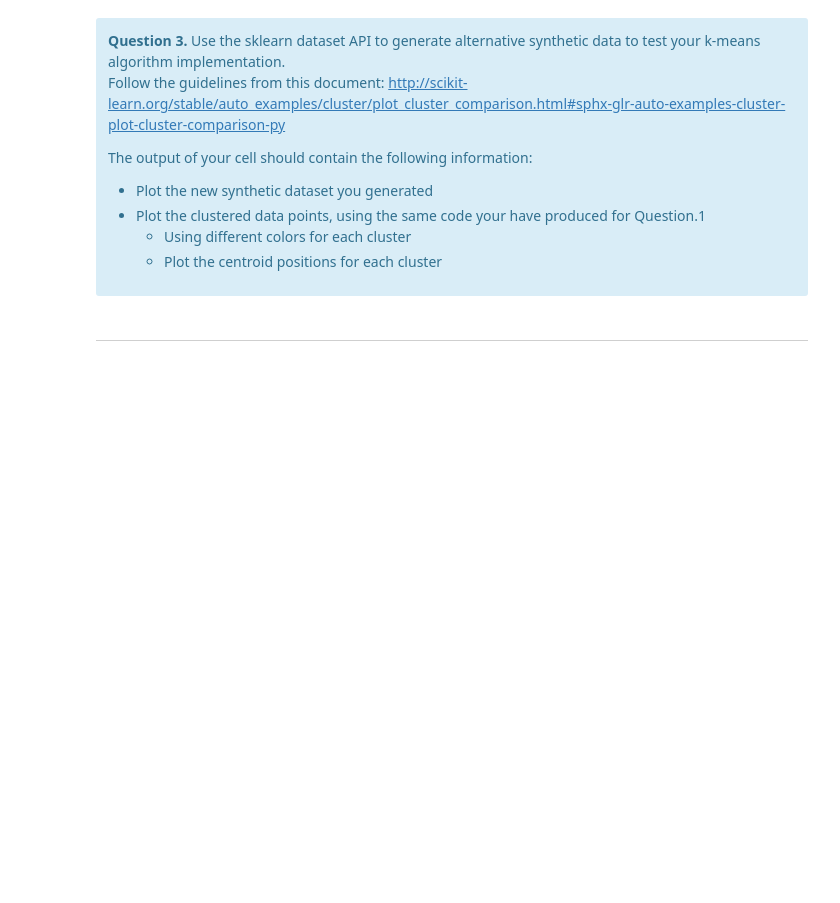
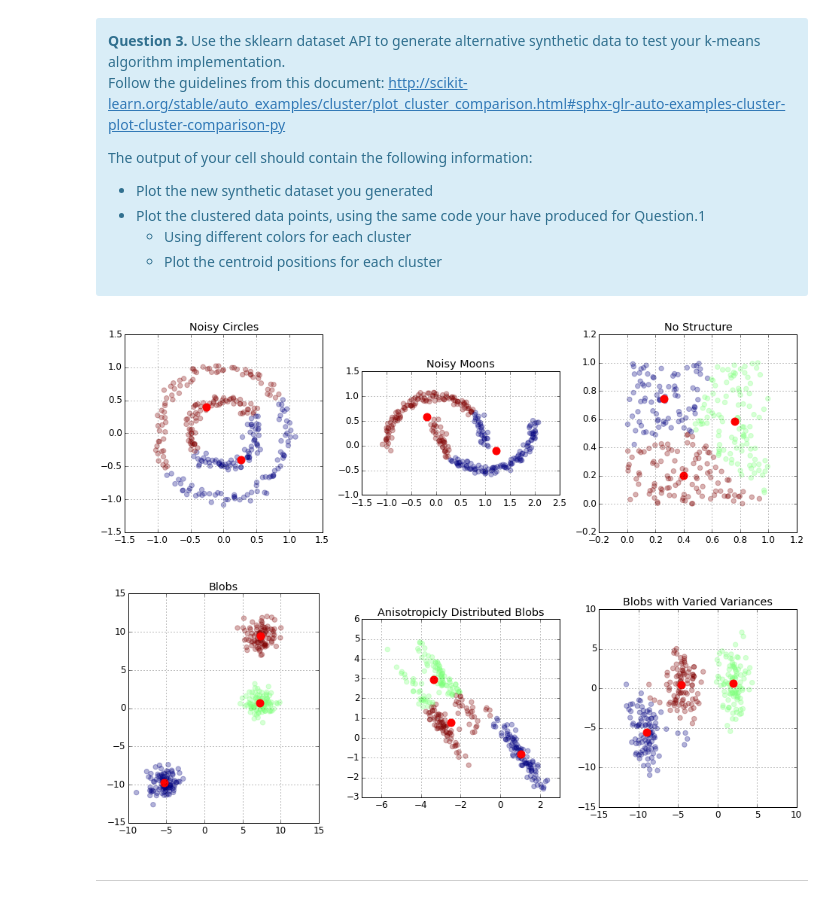
Before and after one commit to AlessandroPatti/clouds-labs, a Jupyter notebook: Lab3_KMeans.ipynb, the cells around one changed output. Saved outputs shown, nothing was run; the diff lists cells and outputs as text; code cells hidden in the pictures; blank space fills up the shorter version.

```diff
--- a/Lab3_KMeans.ipynb
+++ b/Lab3_KMeans.ipynb
@@ -157,6 +268,35 @@ The output of your cell should contain the following information:
     </ul>
 </ul>
 </div>
+# %%
+from sklearn.datasets import samples_generator
+
+# number of samples for each dataset
+n_samples = 300
+
+# create the datasets
+noisy_circles, _ = samples_generator.make_circles(n_samples=n_samples, factor=.5, noise=.05)
+noisy_moons, _ = samples_generator.make_moons(n_samples=n_samples, noise=.05)
+no_structure = np.random.rand(n_samples, 2)
+blobs, _ = make_blobs(n_samples=n_samples, random_state=8)
+X_aniso, _ = make_blobs(n_samples=n_samples, random_state=170)
+X_aniso = np.dot(X_aniso, [[0.6, -0.6], [-0.4, 0.8]])
+varied, _ = make_blobs(n_samples=n_samples, cluster_std = [1.0,2.5], random_state=170)
+
+#create the subplots
+fig, ax = plt.subplots(2,3,figsize=(16,12))
+
+datasets = [noisy_circles, noisy_moons, no_structure, blobs, X_aniso, varied]
+n_clusters = [2, 2, 3, 3, 3, 3]
+titles = ["Noisy Circles", "Noisy Moons", "No Structure", "Blobs", "Anisotropicly Distributed Blobs", "Blobs with Varied Variances"]
+
+for i in range(2):
+    for j in range(3):
+        centroids, labels = kmeans_vanilla(datasets[i*3 + j], k=n_clusters[i*3 + j])
+        plot_clusters(datasets[i*3 + j], labels, centroids, ax[i][j])
+        ax[i][j].set_title(titles[i*3 + j])
+# %% [output]
+[figure, added]
 # %% [markdown]
 ***
 # %% [markdown]
```
Also changed, not shown: parts of 24 cells of this notebook.
